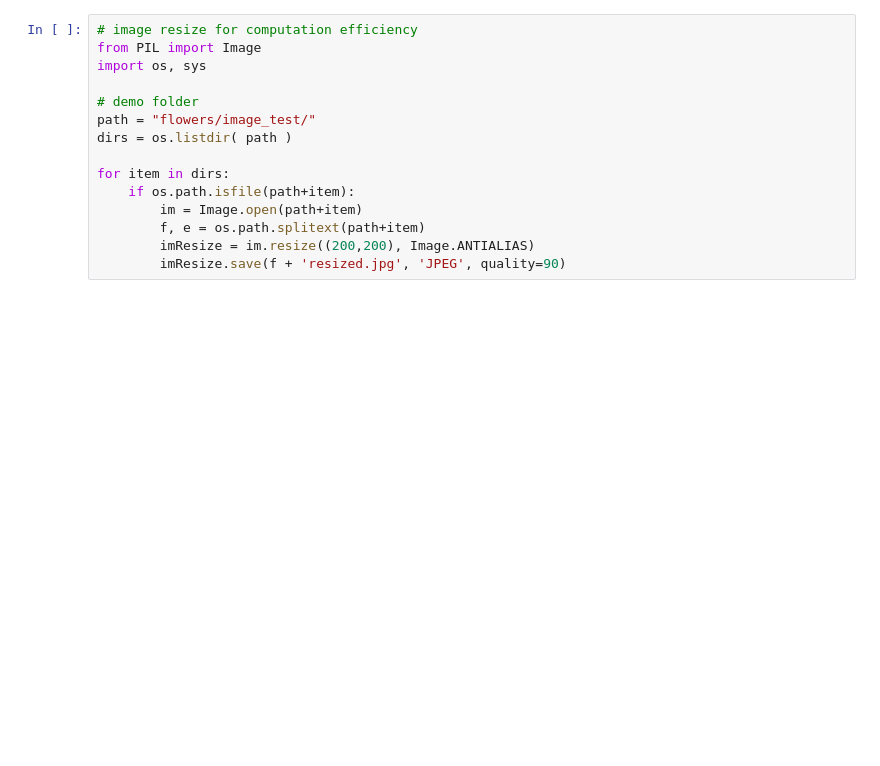
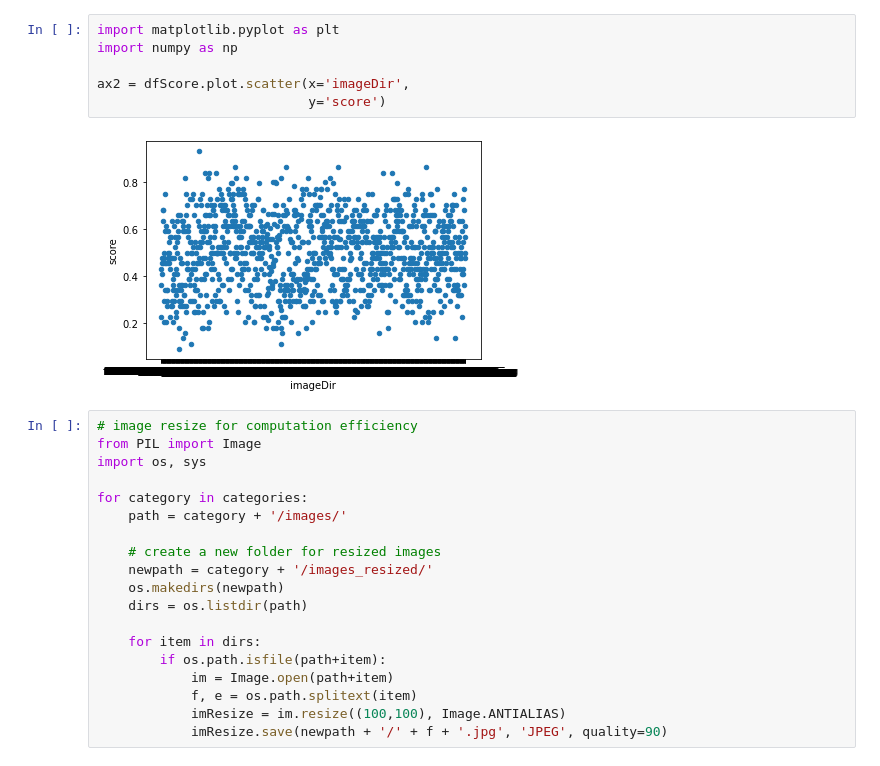
Before and after one commit to Loni0111/preference_study, a Jupyter notebook: data_cleaning.ipynb, the cells around one changed output. Saved outputs shown, nothing was run; the diff lists cells and outputs as text; blank space fills up the shorter version.

```diff
--- a/data_cleaning.ipynb
+++ b/data_cleaning.ipynb
@@ -83,18 +104,30 @@ image_df.groupby('imageDir').mean()
+# %%
+import matplotlib.pyplot as plt
+import numpy as np
+
+ax2 = dfScore.plot.scatter(x='imageDir',
+                           y='score')
+# %% [output]
+[figure, added]
 # %%
 # image resize for computation efficiency
 from PIL import Image
 import os, sys
 
-# demo folder
-path = "flowers/image_test/"
-dirs = os.listdir( path )
+for category in categories:
+    path = category + '/images/'
 
-for item in dirs:
-    if os.path.isfile(path+item):
-        im = Image.open(path+item)
-        f, e = os.path.splitext(path+item)
-        imResize = im.resize((200,200), Image.ANTIALIAS)
-        imResize.save(f + 'resized.jpg', 'JPEG', quality=90)
+    # create a new folder for resized images
+    newpath = category + '/images_resized/'
+    os.makedirs(newpath)
+    dirs = os.listdir(path)
+
+    for item in dirs:
+        if os.path.isfile(path+item):
+            im = Image.open(path+item)
+            f, e = os.path.splitext(item)
+            imResize = im.resize((100,100), Image.ANTIALIAS)
+            imResize.save(newpath + '/' + f + '.jpg', 'JPEG', quality=90)
 # %%
 # convert image to tricolor score array
 from PIL import Image
```
Also changed, not shown: parts of 8 cells of this notebook, 4 other files.
